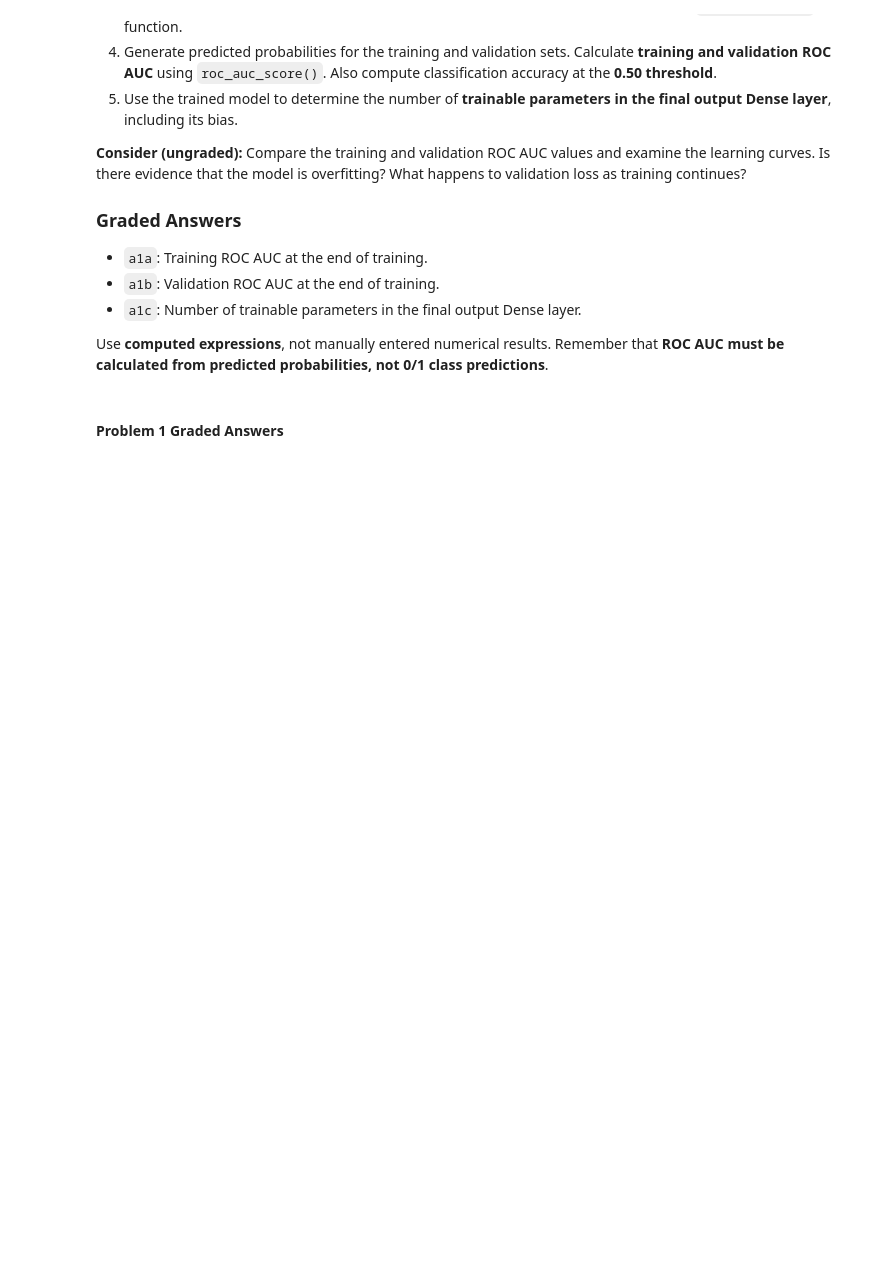
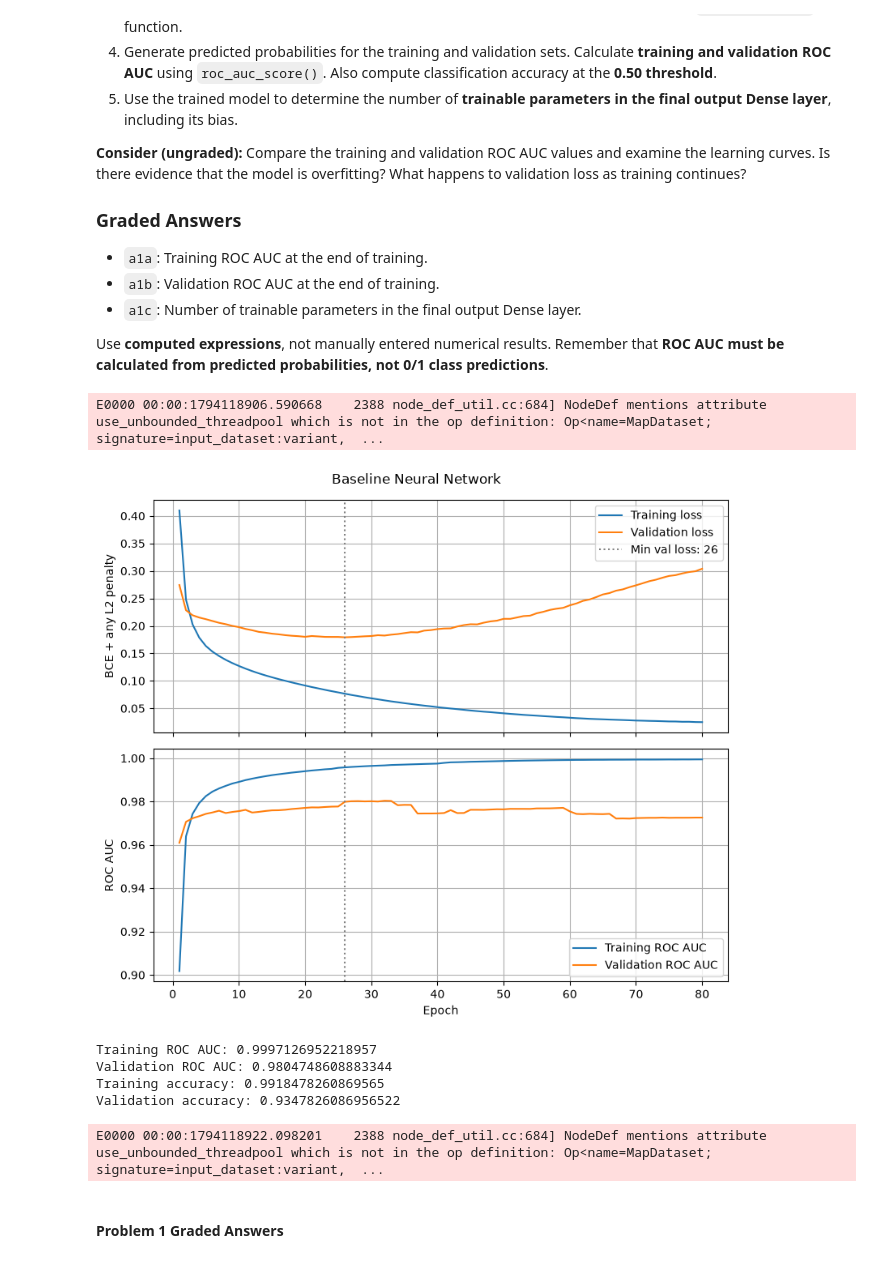
Before and after one commit to anamomds/machinelearningfall26, a Jupyter notebook: Homework_10.ipynb, the cells around one changed output. Cells and saved outputs as stored; diff of their text form; code cells hidden in the pictures; blank space fills up the shorter version.

```diff
--- a/Homework_10.ipynb
+++ b/Homework_10.ipynb
@@ -178,6 +185,62 @@ metrics=["accuracy", tf.keras.metrics.AUC(name="auc")]
 Use **computed expressions**, not manually entered numerical results. Remember that **ROC AUC must be calculated from predicted probabilities, not 0/1 class predictions**.
 # %%
 # Your code here; add cells as needed
+
+tf.keras.backend.clear_session()
+tf.keras.utils.set_random_seed(RANDOM_SEED)
+
+baseline_model = Sequential([
+    Input(shape=(X_train_scaled.shape[1],)),
+    Dense(64, activation="relu", kernel_initializer="he_normal"),
+    Dense(32, activation="relu", kernel_initializer="he_normal"),
+    Dense(1, activation="sigmoid")
+])
+
+baseline_model.compile(
+    optimizer=Adam(learning_rate=LEARNING_RATE),
+    loss="binary_crossentropy",
+    metrics=["accuracy", tf.keras.metrics.AUC(name="auc")]
+)
+
+baseline_history = baseline_model.fit(
+    X_train_scaled,
+    y_train,
+    validation_data=(X_val_scaled, y_val),
+    epochs=80,
+    batch_size=BATCH_SIZE,
+    verbose=0
+)
+
+plot_history(baseline_history, "Baseline Neural Network")
+
+train_prob = baseline_model.predict(
+    X_train_scaled,
+    verbose=0
+).ravel()
+
+val_prob = baseline_model.predict(
+    X_val_scaled,
+    verbose=0
+).ravel()
+
+train_auc = roc_auc_score(y_train, train_prob)
+val_auc = roc_auc_score(y_val, val_prob)
+
+train_accuracy = accuracy_score(y_train, train_prob >= 0.50)
+val_accuracy = accuracy_score(y_val, val_prob >= 0.50)
+
+print("Training ROC AUC:", train_auc)
+print("Validation ROC AUC:", val_auc)
+print("Training accuracy:", train_accuracy)
+print("Validation accuracy:", val_accuracy)
+# %% [output]
+E0000 00:00:1794118906.590668    2388 node_def_util.cc:684] NodeDef mentions attribute use_unbounded_threadpool which is not in the op definition: Op<name=MapDataset; signature=input_dataset:variant,  ...
+[figure, added]
+Training ROC AUC: 0.9997126952218957
+Validation ROC AUC: 0.9804748608883344
+Training accuracy: 0.9918478260869565
+Validation accuracy: 0.9347826086956522
+E0000 00:00:1794118922.098201    2388 node_def_util.cc:684] NodeDef mentions attribute use_unbounded_threadpool which is not in the op definition: Op<name=MapDataset; signature=input_dataset:variant,  ...
 # %% [markdown]
 #### Problem 1 Graded Answers
 # %%
```
Also changed, not shown: parts of 57 cells of this notebook.
